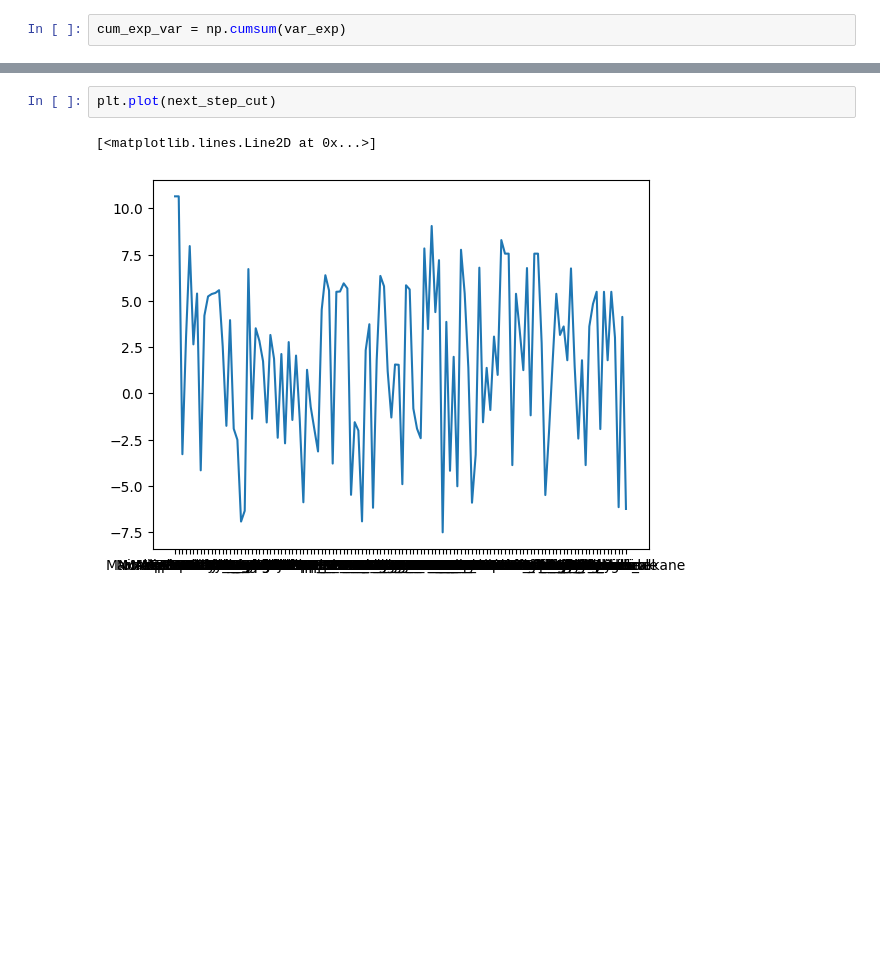
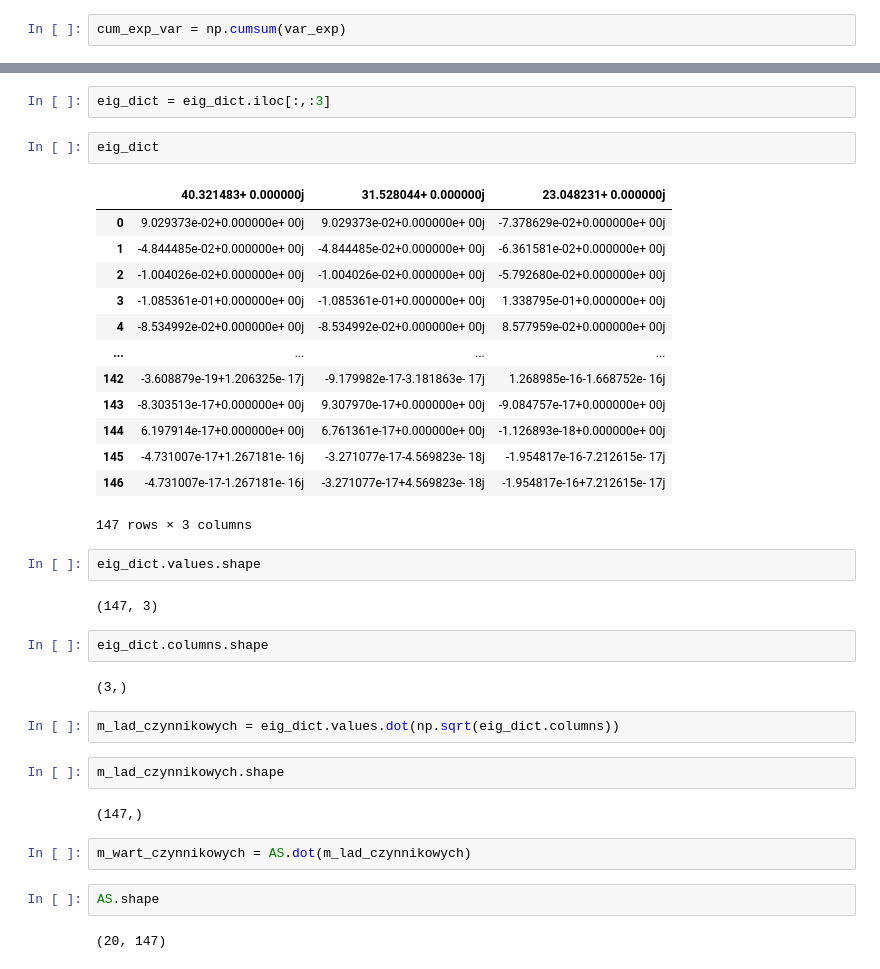
Before and after one commit to Kubabob/chemical-data-explorer, a Jupyter notebook: PCA/pca.ipynb, the cells around one changed output, grey strips where cells are left out. Drawn from its saved outputs; the diff is of its cells as text; blank space fills up the shorter version.

```diff
--- a/PCA/pca.ipynb
+++ b/PCA/pca.ipynb
@@ -161,5 +126,38 @@ Length: 124, dtype: complex128
-# %%
-plt.plot(next_step_cut)
-# %% [output]
-[<matplotlib.lines.Line2D at 0x...>]
-[figure, removed]
+# %%
+eig_dict = eig_dict.iloc[:,:3]
+# %%
+eig_dict
+# %% [output]
+|  | 40.321483+ 0.000000j | 31.528044+ 0.000000j | 23.048231+ 0.000000j |
+| 0 | 9.029373e-02+0.000000e+ 00j | 9.029373e-02+0.000000e+ 00j | -7.378629e-02+0.000000e+ 00j |
+| 1 | -4.844485e-02+0.000000e+ 00j | -4.844485e-02+0.000000e+ 00j | -6.361581e-02+0.000000e+ 00j |
+| 2 | -1.004026e-02+0.000000e+ 00j | -1.004026e-02+0.000000e+ 00j | -5.792680e-02+0.000000e+ 00j |
+| 3 | -1.085361e-01+0.000000e+ 00j | -1.085361e-01+0.000000e+ 00j | 1.338795e-01+0.000000e+ 00j |
+| 4 | -8.534992e-02+0.000000e+ 00j | -8.534992e-02+0.000000e+ 00j | 8.577959e-02+0.000000e+ 00j |
+| ... | ... | ... | ... |
+| 142 | -3.608879e-19+1.206325e- 17j | -9.179982e-17-3.181863e- 17j | 1.268985e-16-1.668752e- 16j |
+| 143 | -8.303513e-17+0.000000e+ 00j | 9.307970e-17+0.000000e+ 00j | -9.084757e-17+0.000000e+ 00j |
+| 144 | 6.197914e-17+0.000000e+ 00j | 6.761361e-17+0.000000e+ 00j | -1.126893e-18+0.000000e+ 00j |
+| 145 | -4.731007e-17+1.267181e- 16j | -3.271077e-17-4.569823e- 18j | -1.954817e-16-7.212615e- 17j |
+| 146 | -4.731007e-17-1.267181e- 16j | -3.271077e-17+4.569823e- 18j | -1.954817e-16+7.212615e- 17j |
+147 rows × 3 columns
+# %%
+eig_dict.values.shape
+# %% [output]
+(147, 3)
+# %%
+eig_dict.columns.shape
+# %% [output]
+(3,)
+# %%
+m_lad_czynnikowych = eig_dict.values.dot(np.sqrt(eig_dict.columns))
+# %%
+m_lad_czynnikowych.shape
+# %% [output]
+(147,)
+# %%
+m_wart_czynnikowych = AS.dot(m_lad_czynnikowych)
+# %%
+AS.shape
+# %% [output]
+(20, 147)
```
Also changed, not shown: parts of 13 cells of this notebook, 2 other files.
